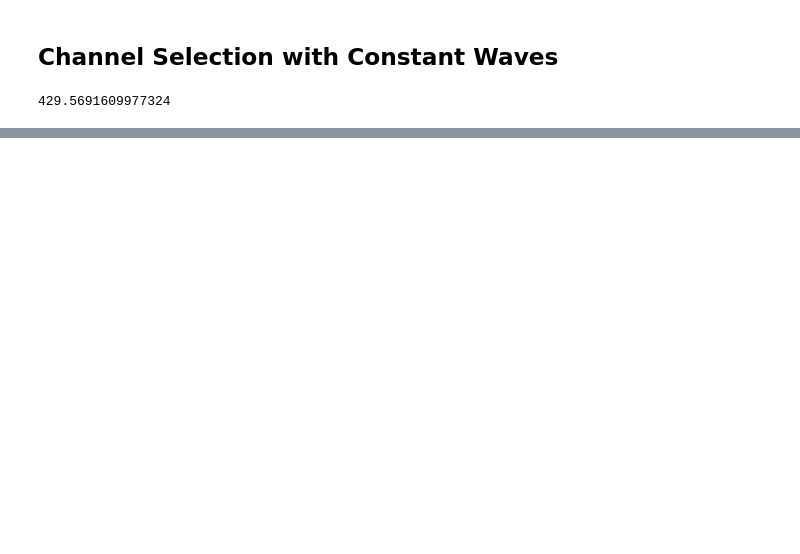
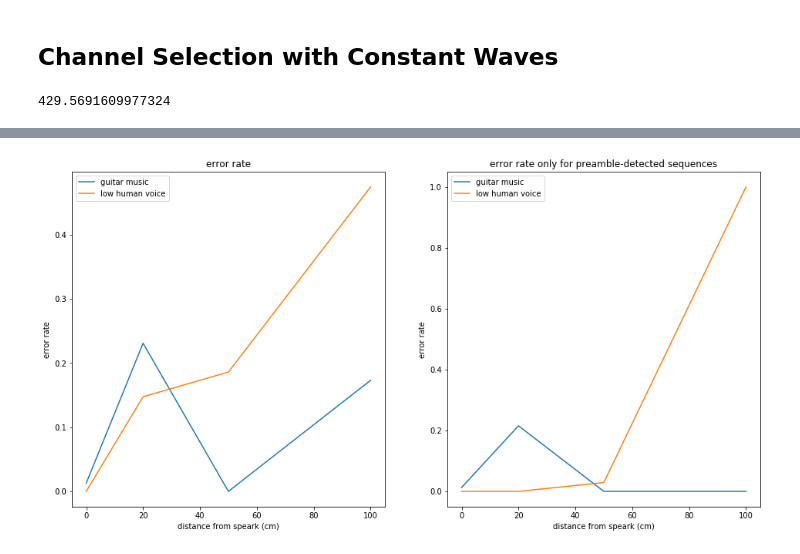
Before and after one commit to liangw6/musical-guacamole, a Jupyter notebook: evaluation.ipynb, the cells around one changed output, grey strips where cells are left out. Drawn from its saved outputs; the diff is of its cells as text; code cells hidden in the pictures; blank space fills up the shorter version.

```diff
--- a/evaluation.ipynb
+++ b/evaluation.ipynb
@@ -113,0 +227,5 @@ plt.legend()
+# %%
+with open('eval_result/result_vs_dist_cop.yaml', 'r') as f:
+    cop_result = yaml.load(f)
+with open('eval_result/result_vs_dis_sf.yaml', 'r') as f:
+    sf_result = yaml.load(f)
@@ -113,0 +239,54 @@ plt.legend()
+# %%
+distances = [0, 20, 50, 100]
+samples_per_distance = 6
+
+def average_accu(data_seq, expected_seq):
+    return np.count_nonzero(np.array(data_seq) == np.array(expected_seq)) / len(expected_seq)
+
+sf_accu = []
+sf_accu_skip_miss = []
+for i in distances:
+    curr_accus = []
+    curr_accus_skip_miss = []
+    for j in range(samples_per_distance):
+        curr_result = list(sf_result['dist_{}'.format(i)][j].values())
+        curr_accus.append(average_accu(curr_result, all_test_data[j]))
+        if np.sum(curr_result) != 0:
+            curr_accus_skip_miss.append(average_accu(curr_result, all_test_data[j]))
+    sf_accu.append(np.mean(curr_accus))
+    sf_accu_skip_miss.append(np.mean(curr_accus_skip_miss))
+
+cop_accu = []
+cop_accu_skip_miss = []
+for i in distances:
+    curr_accus = []
+    curr_accus_skip_miss = []
+    for j in range(samples_per_distance):
+        curr_result = list(cop_result['dist_{}'.format(i)][j].values())
+        curr_accus.append(average_accu(curr_result, all_test_data[j]))
+        if np.sum(curr_result) != 0:
+            curr_accus_skip_miss.append(average_accu(curr_result, all_test_data[j]))
+    cop_accu.append(np.mean(curr_accus))
+    if len(curr_accus_skip_miss) != 0:
+        cop_accu_skip_miss.append(np.mean(curr_accus_skip_miss))
+    else:
+        cop_accu_skip_miss.append(0)
+
+fig, (ax1, ax2) = plt.subplots(1, 2)
+fig.set_size_inches(16, 8)
+ax1.set_title('error rate')
+ax1.plot(distances, 1 - np.array(sf_accu), label='guitar music')
+ax1.plot(distances, 1 - np.array(cop_accu), label='low human voice')
+ax1.set_xlabel('distance from speark (cm)')
+ax1.set_ylabel('error rate')
+ax1.legend()
+
+ax2.set_title('error rate only for preamble-detected sequences')
+ax2.plot(distances, 1 - np.array(sf_accu_skip_miss), label='guitar music')
+ax2.plot(distances, 1 - np.array(cop_accu_skip_miss), label='low human voice')
+ax2.set_xlabel('distance from speark (cm)')
+ax2.set_ylabel('error rate')
+ax2.legend()
+plt.savefig('eval_result/error_rate.png')
+# %% [output]
+[figure, added]
```
Also changed, not shown: parts of 9 cells of this notebook, 16 other files.
